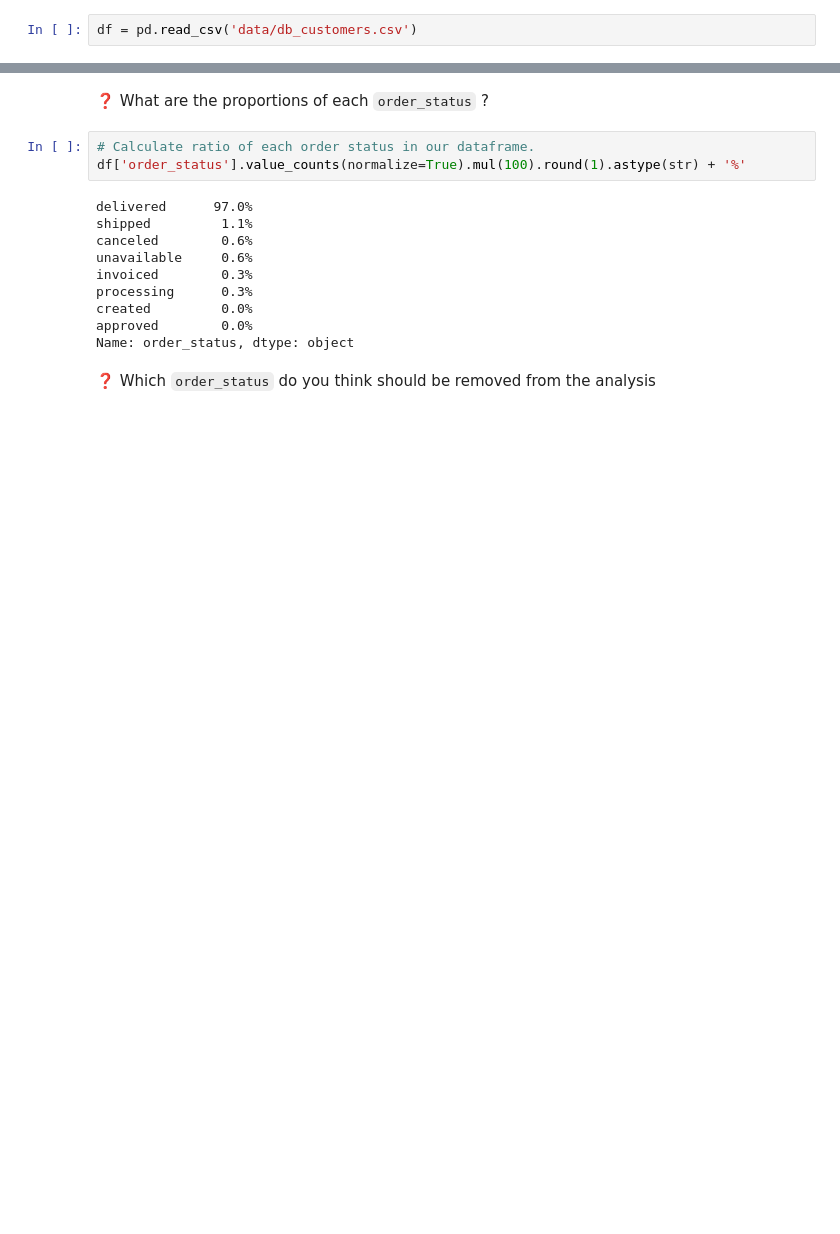
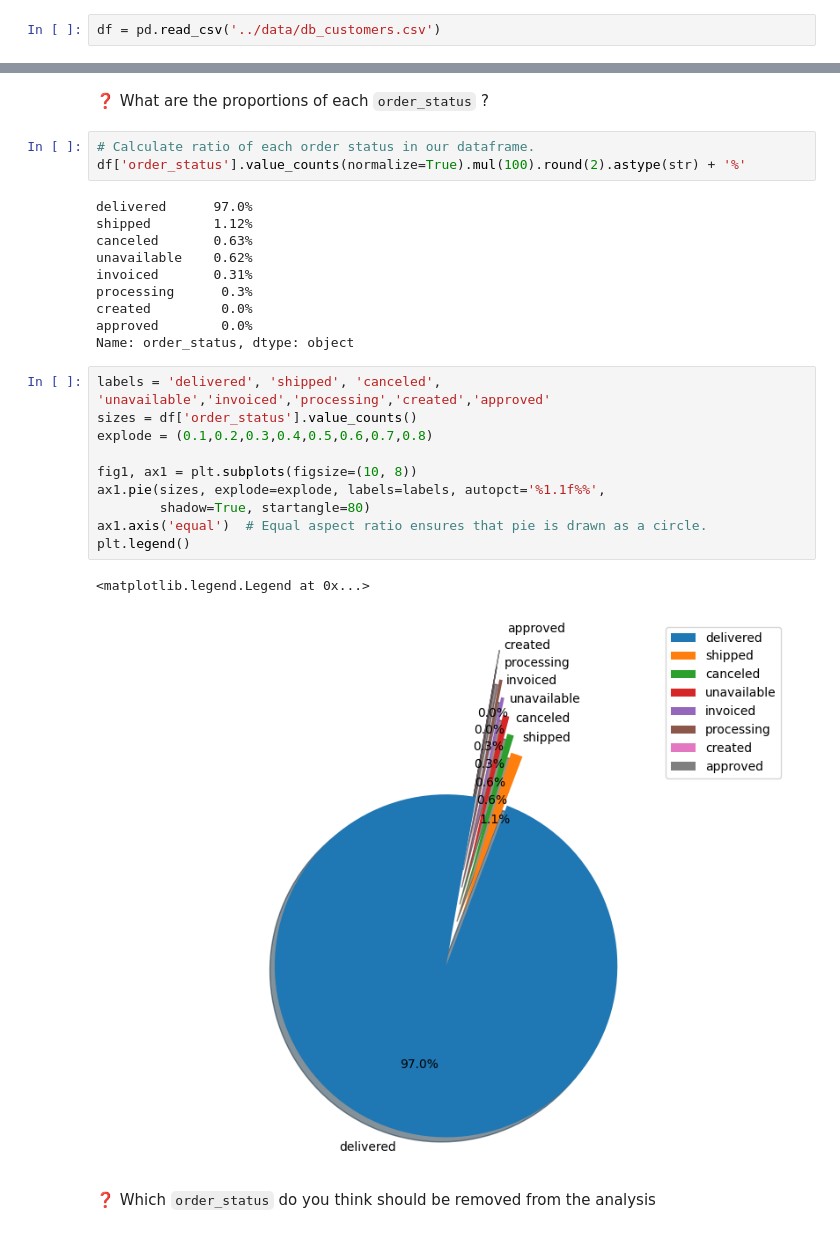
Before and after one commit to kamelbenabdelkader/rfm_clustering_arturo, a Jupyter notebook: notebook/01_RFM_ecommerce_kamel.ipynb, the cells around one changed output, grey strips where cells are left out. Drawn from its saved outputs; the diff is of its cells as text; blank space fills up the shorter version.

```diff
--- a/notebook/01_RFM_ecommerce_kamel.ipynb
+++ b/notebook/01_RFM_ecommerce_kamel.ipynb
@@ -53,5 +73,5 @@ import matplotlib.colors as mcolors
 # %%
-df = pd.read_csv('data/db_customers.csv')
+df = pd.read_csv('../data/db_customers.csv')
 # %%
 df
 # %% [output]
@@ -188,17 +308,30 @@ We have 3158 missing values for order_delivered_customer_date. It's because thes
 ❓ What are the proportions of each `order_status` ?
 # %%
 # Calculate ratio of each order status in our dataframe.
-df['order_status'].value_counts(normalize=True).mul(100).round(1).astype(str) + '%'
+df['order_status'].value_counts(normalize=True).mul(100).round(2).astype(str) + '%'
 # %% [output]
 delivered      97.0%
-shipped         1.1%
-canceled        0.6%
-unavailable     0.6%
-invoiced        0.3%
+shipped        1.12%
+canceled       0.63%
+unavailable    0.62%
+invoiced       0.31%
 processing      0.3%
 created         0.0%
 approved        0.0%
 Name: order_status, dtype: object
+# %%
+labels = 'delivered', 'shipped', 'canceled', 'unavailable','invoiced','processing','created','approved'
+sizes = df['order_status'].value_counts()
+explode = (0.1,0.2,0.3,0.4,0.5,0.6,0.7,0.8)
+
+fig1, ax1 = plt.subplots(figsize=(10, 8))
+ax1.pie(sizes, explode=explode, labels=labels, autopct='%1.1f%%',
+        shadow=True, startangle=80)
+ax1.axis('equal')  # Equal aspect ratio ensures that pie is drawn as a circle.
+plt.legend()
+# %% [output]
+<matplotlib.legend.Legend at 0x...>
+[figure, added]
 # %% [markdown]
 ❓ Which `order_status` do you think should be removed from the analysis
 # %% [markdown]
```
Also changed, not shown: parts of 97 cells of this notebook, 29 other files.
